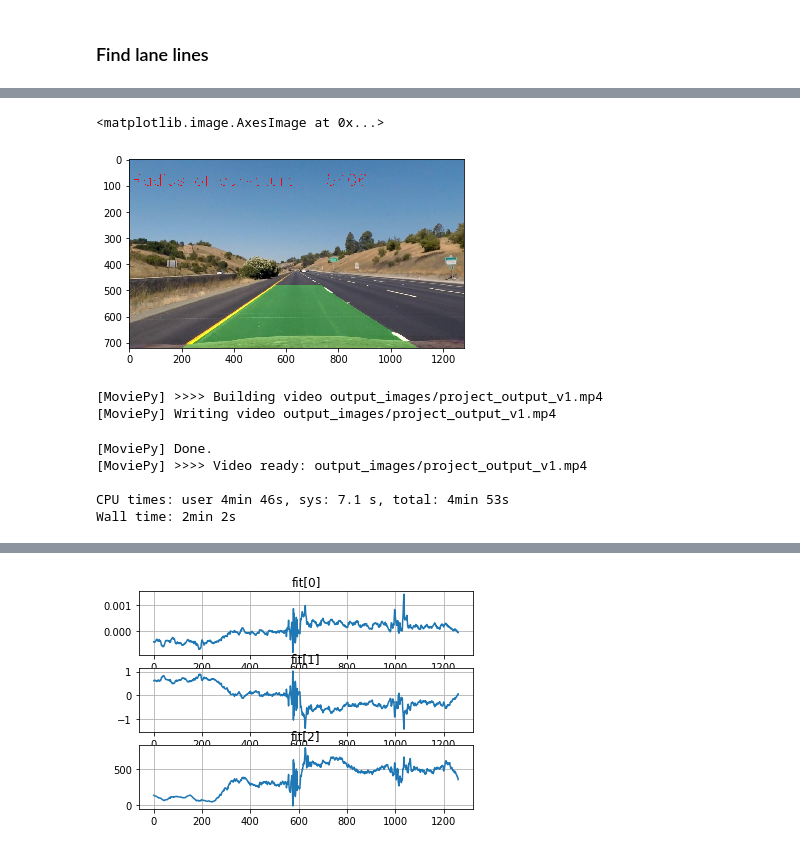
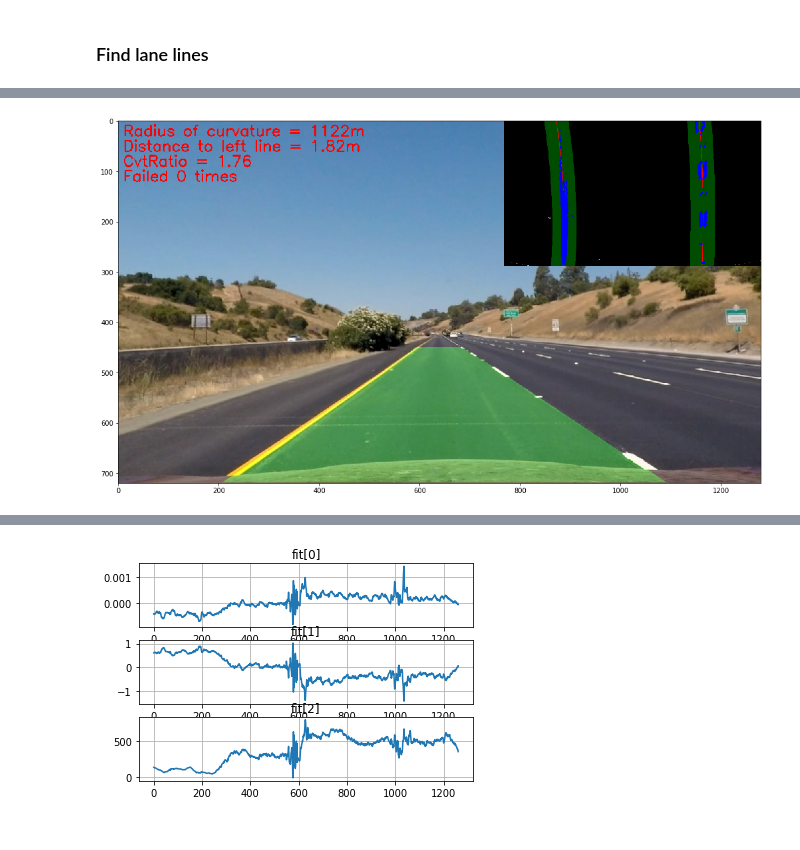
Before and after one commit to gcjyzdd/SDC-P4, a Jupyter notebook: AdvancedLanelineDetection.ipynb, the cells around one changed output, grey strips where cells are left out. Drawn from its saved outputs; the diff is of its cells as text; code cells hidden in the pictures.

```diff
--- a/AdvancedLanelineDetection.ipynb
+++ b/AdvancedLanelineDetection.ipynb
@@ -542,46 +555,32 @@ plt.ylim(720, 0)
 # %%
 import pickle
 import matplotlib.pyplot as plt
 import matplotlib.image as mpimg
 from detector import Detector
 %matplotlib inline
 
 
 dist_pickle = pickle.load( open( "camera_cal/wide_dist_pickle.p", "rb" ) )
 mtx = dist_pickle["mtx"]
 dist = dist_pickle["dist"]
 M = dist_pickle["M"]
 Minv = dist_pickle["Minv"]
 
-detector = Detector(mtx=mtx, dist=dist, M=M, Minv=Minv)
-
+detector = Detector(mtx=mtx, dist=dist, M=M, Minv=Minv, sx_thresh=(20,100), s_thresh=(170,255))
+detector.LeftLine.N = 5
+detector.RightLine.N = 5
+q=[10, 10, 20]
+R=[1, 1, 1]
+detector.setKF_PR(q, R)
+detector.setMargin(60)
+detector.setBinaryFun(flag=5)
+detector.switchKF(False)
 img = mpimg.imread('test_images/straight_lines1.jpg')
 
 result = detector.detect(img)
 
+plt.figure(figsize=(20,10))
 plt.imshow(result)
+plt.savefig('output_images/test_straight1_detect.png', bbox_inches='tight')
 # %% [output]
-<matplotlib.image.AxesImage at 0x...>
-[figure, old version]
+[figure, new version]
-# %%
-# Import everything needed to edit/save/watch video clips
-from moviepy.editor import VideoFileClip
-from IPython.display import HTML
-
-white_output = 'output_images/project_output_v1.mp4'
-## To speed up the testing process you may want to try your pipeline on a shorter subclip of the video
-## To do so add .subclip(start_second,end_second) to the end of the line below
-## Where start_second and end_second are integer values representing the start and end of the subclip
-## You may also uncomment the following line for a subclip of the first 5 seconds
-##clip1 = VideoFileClip("./project_video.mp4").subclip(0,5)
-clip1 = VideoFileClip("./project_video.mp4")
-white_clip = clip1.fl_image(detector.detect) #NOTE: this function expects color images!!
-%time white_clip.write_videofile(white_output, audio=False)
-# %% [output]
-[MoviePy] >>>> Building video output_images/project_output_v1.mp4
-[MoviePy] Writing video output_images/project_output_v1.mp4
-[MoviePy] Done.
-[MoviePy] >>>> Video ready: output_images/project_output_v1.mp4
-
-CPU times: user 4min 46s, sys: 7.1 s, total: 4min 53s
-Wall time: 2min 2s
```
Also changed, not shown: parts of 25 cells of this notebook.
